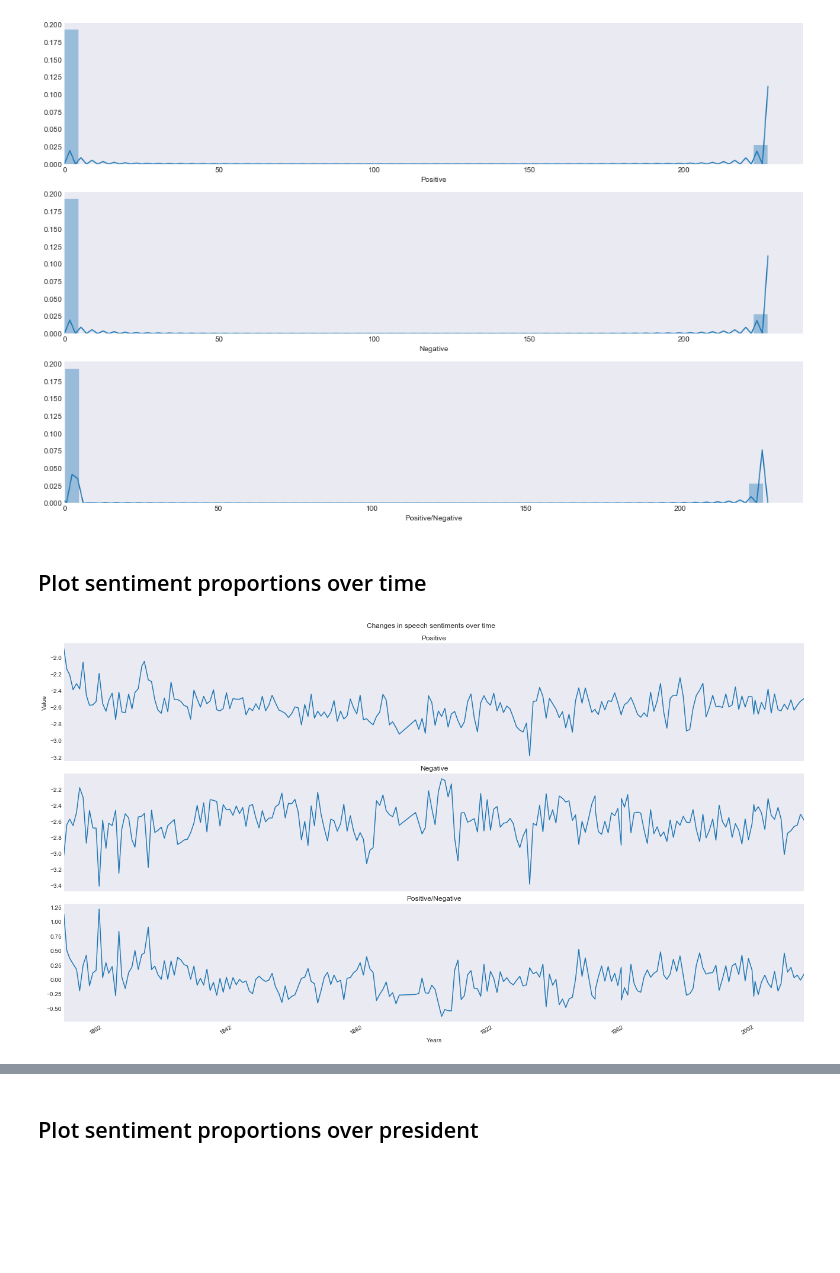
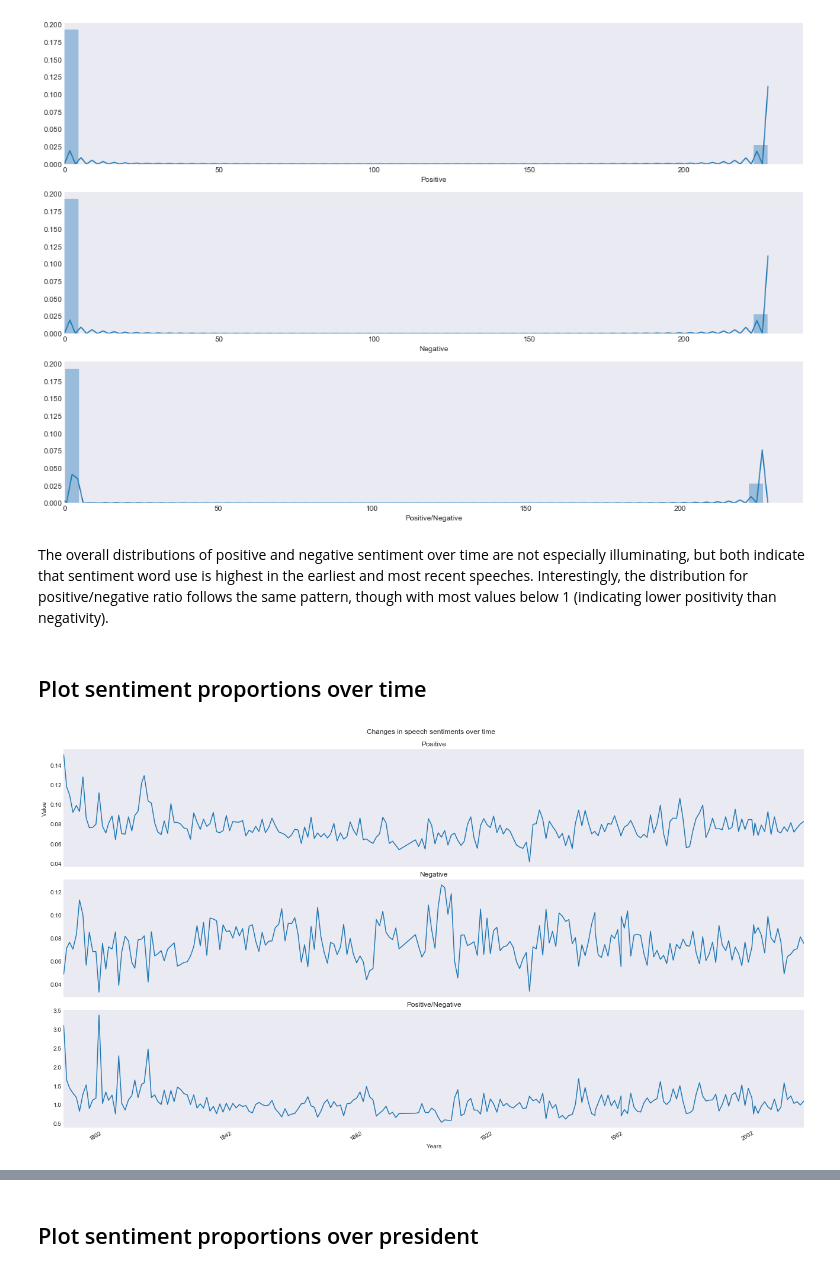
Before and after one commit to chitwankaudan/159proj1, a Jupyter notebook: state_of_the_union_analysis-p5.ipynb, the cells around one changed output, grey strips where cells are left out. Drawn from its saved outputs; the diff is of its cells as text; code cells hidden in the pictures; blank space fills up the shorter version.

Commit message:
NB5 - Add commentary
Added commentary/interpretation to the graphs in Notebook 5.

```diff
--- a/state_of_the_union_analysis-p5.ipynb
+++ b/state_of_the_union_analysis-p5.ipynb
@@ -272,6 +272,8 @@ ax3.set_xlim(0, )
 plt.savefig("fig/sent_dists.png")
 # %% [output]
 [figure]
+# %% [markdown]
+The overall distributions of positive and negative sentiment over time are not especially illuminating, but both indicate that sentiment word use is highest in the earliest and most recent speeches. Interestingly, the distribution for positive/negative ratio follows the same pattern, though with most values below 1 (indicating lower positivity than negativity).
 # %% [markdown]
 ## Plot sentiment proportions over time
 # %%
@@ -281,30 +283,30 @@ pos_negs = pd.Series(list(sent_prop_df['pos/neg']), index = sent_prop_df.date)
 # %%
 fig, (ax1, ax2, ax3) = plt.subplots(figsize = (18, 12), nrows = 3, ncols = 1)
 fig.tight_layout()
 fig.subplots_adjust(top=0.94)
 fig.suptitle('Changes in speech sentiments over time')
 
 #Plot the proportion of positive words over time
-np.log(positives).plot(ax = ax1)
+(positives).plot(ax = ax1)
 ax1.set_title('Positive')
 ax1.xaxis.set_visible(False)
 ax1.set_ylabel('Value')
 
 #Plot the proportion of negative words over time
-np.log(negatives).plot(ax = ax2)
+(negatives).plot(ax = ax2)
 ax2.set_title('Negative')
 ax1.set_ylabel('Value')
 ax2.xaxis.set_visible(False)
 ax2.set_xlabel('Years')
 
 #Plot the ratio of positive/negative words over time
-np.log(pos_negs).plot(ax = ax3)
+(pos_negs).plot(ax = ax3)
 ax3.set_title('Positive/Negative')
 ax1.set_ylabel('Value')
 #ax2.xaxis.set_visible(False)
 ax3.set_xlabel('Years')
 
 #Save our plots as pngs in the fig directory
 plt.savefig("fig/sent_time.png")
 # %% [output]
-[figure, old version]
+[figure, new version]
```
Also changed, not shown: parts of 4 cells of this notebook, 1 other file.
